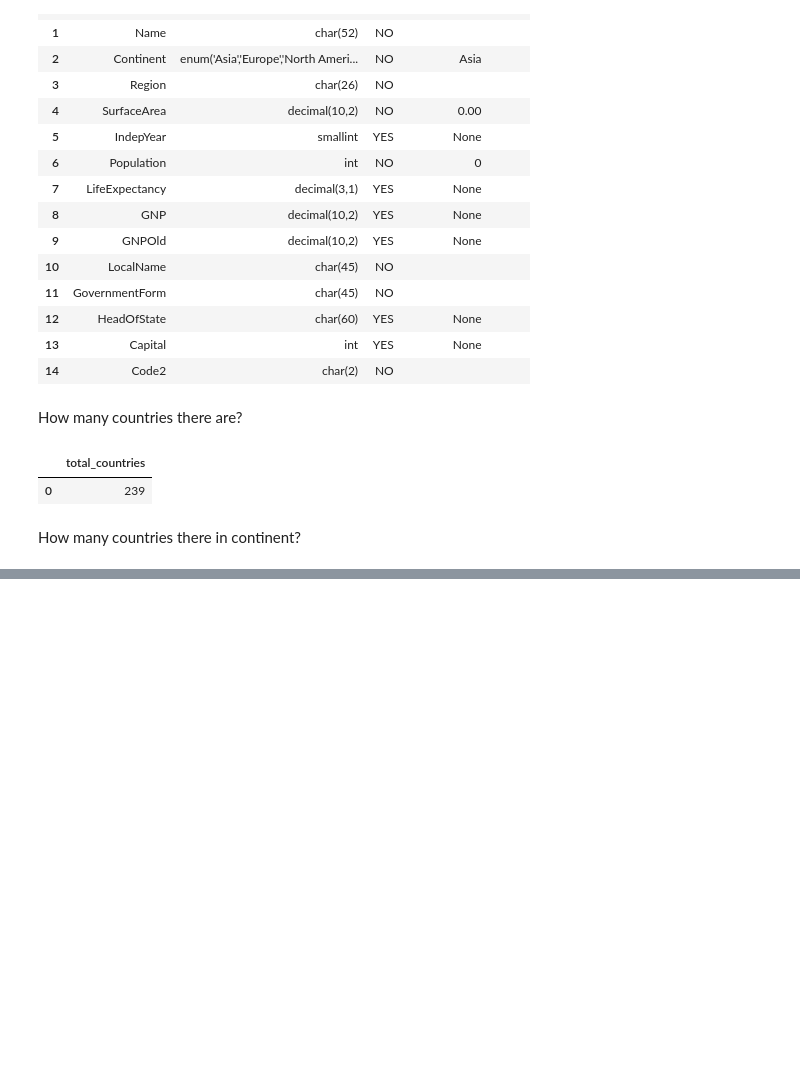
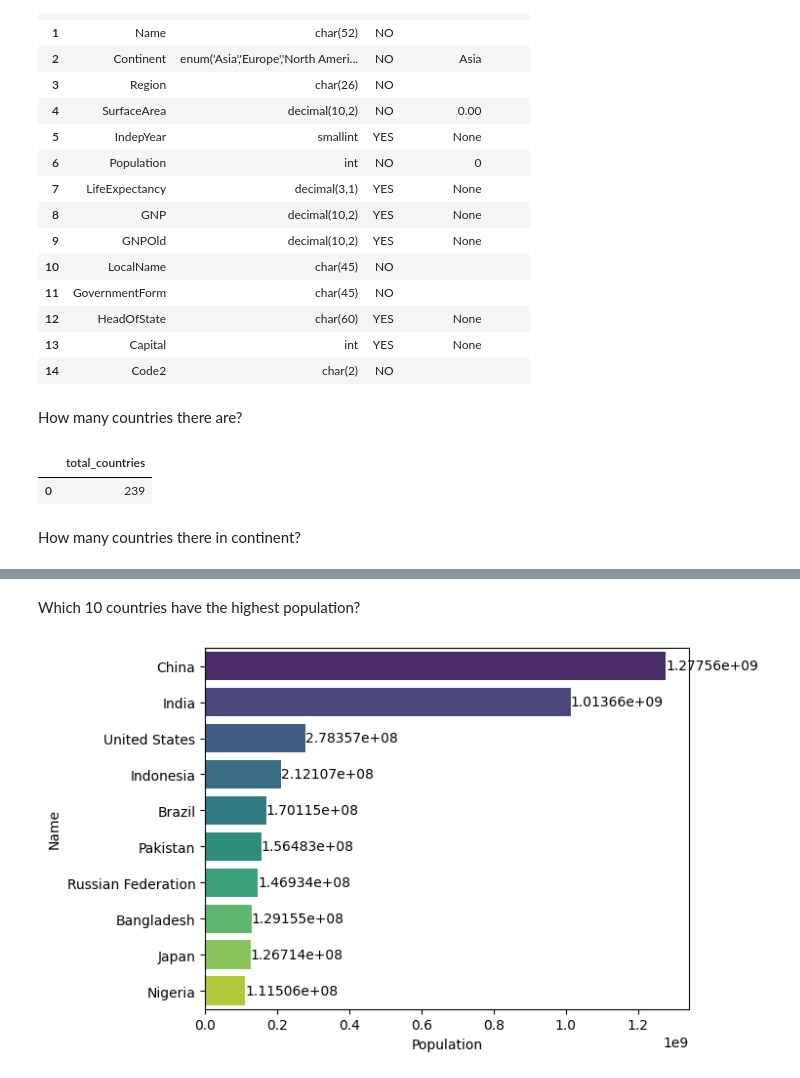
Before and after one commit to khalidkhankakar/SQL-for-datascience, a Jupyter notebook: projects/world_countries/main.ipynb, the cells around one changed output, grey strips where cells are left out. Drawn from its saved outputs; the diff is of its cells as text; code cells hidden in the pictures; blank space fills up the shorter version.

```diff
--- a/projects/world_countries/main.ipynb
+++ b/projects/world_countries/main.ipynb
@@ -78,0 +83,18 @@ plt.show()
+# %% [markdown]
+Which 10 countries have the highest population?
+# %%
+query = """SELECT *  FROM country ORDER BY Population DESC LIMIT 10;"""
+df = pd.read_sql(query, conn)
+
+ax = sns.barplot(
+    y="Name",
+    x="Population",
+    palette='viridis',
+    data=df,
+)
+
+for container in ax.containers:
+    ax.bar_label(container)
+plt.show()
+# %% [output]
+[figure, added]
```
Also changed, not shown: parts of 16 cells of this notebook, 1 other file.
